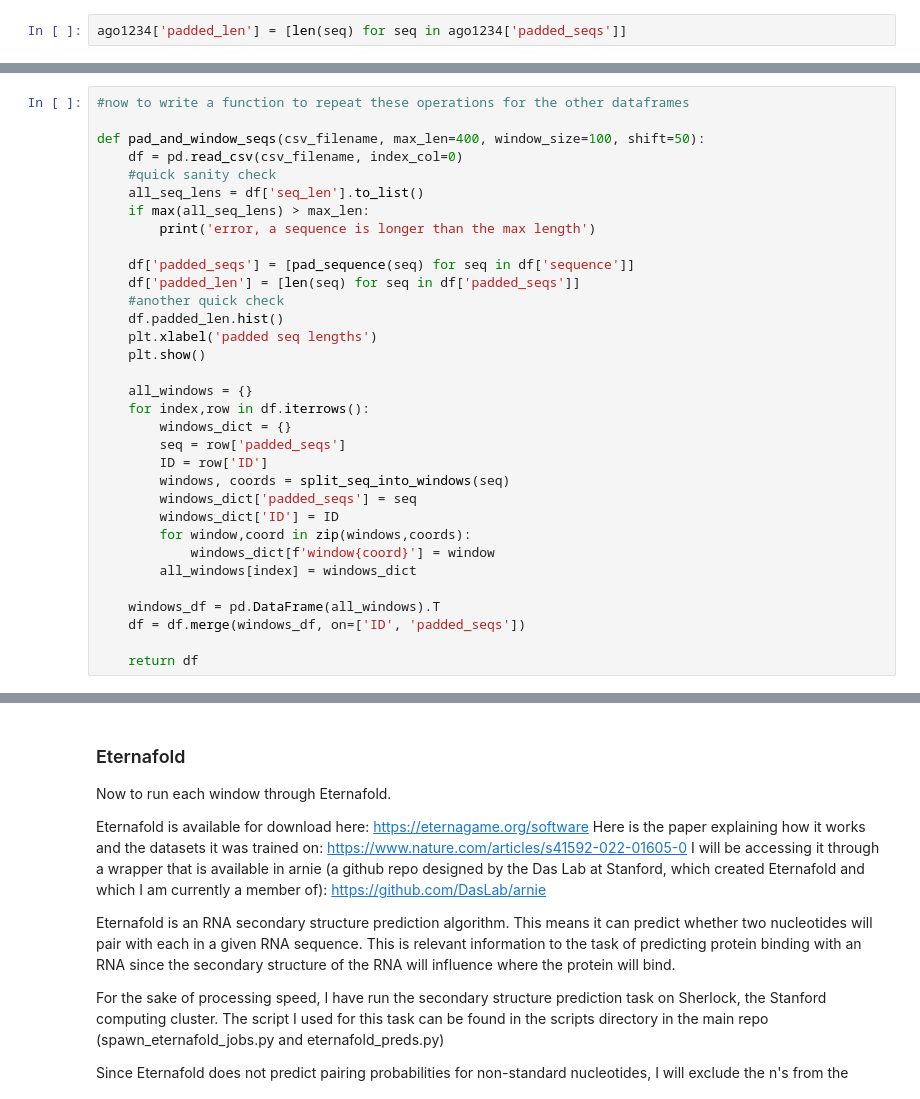
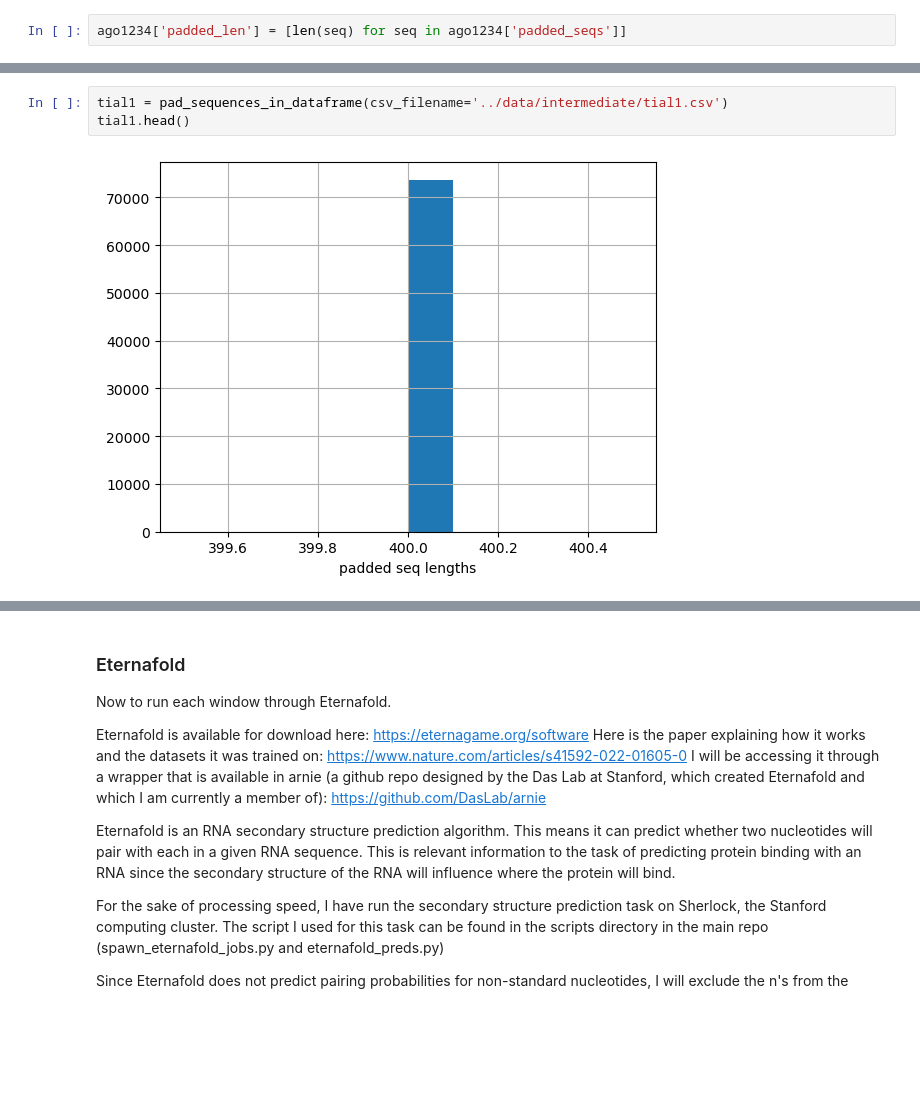
Before and after one commit to gnye8/RBP_Prediction, a Jupyter notebook: notebooks/Exploratory_Data_Analysis.ipynb, the cells around one changed output, grey strips where cells are left out. Drawn from its saved outputs; the diff is of its cells as text; blank space fills up the shorter version.

```diff
--- a/notebooks/Exploratory_Data_Analysis.ipynb
+++ b/notebooks/Exploratory_Data_Analysis.ipynb
@@ -185,33 +163,5 @@ memory usage: 7.2+ MB
 # %%
-#now to write a function to repeat these operations for the other dataframes
-
-def pad_and_window_seqs(csv_filename, max_len=400, window_size=100, shift=50):
-    df = pd.read_csv(csv_filename, index_col=0)
-    #quick sanity check
-    all_seq_lens = df['seq_len'].to_list()
-    if max(all_seq_lens) > max_len:
-        print('error, a sequence is longer than the max length')
-
-    df['padded_seqs'] = [pad_sequence(seq) for seq in df['sequence']]
-    df['padded_len'] = [len(seq) for seq in df['padded_seqs']]
-    #another quick check
-    df.padded_len.hist()
-    plt.xlabel('padded seq lengths')
-    plt.show()
-
-    all_windows = {}
-    for index,row in df.iterrows():
-        windows_dict = {}
-        seq = row['padded_seqs']
-        ID = row['ID']
-        windows, coords = split_seq_into_windows(seq)
-        windows_dict['padded_seqs'] = seq
-        windows_dict['ID'] = ID
-        for window,coord in zip(windows,coords):
-            windows_dict[f'window{coord}'] = window
-        all_windows[index] = windows_dict
-
-    windows_df = pd.DataFrame(all_windows).T
-    df = df.merge(windows_df, on=['ID', 'padded_seqs'])
-
-    return df
+tial1 = pad_sequences_in_dataframe(csv_filename='../data/intermediate/tial1.csv')
+tial1.head()
+# %% [output]
+[figure, added]
```
Also changed, not shown: parts of 28 cells of this notebook, 2 other files.
